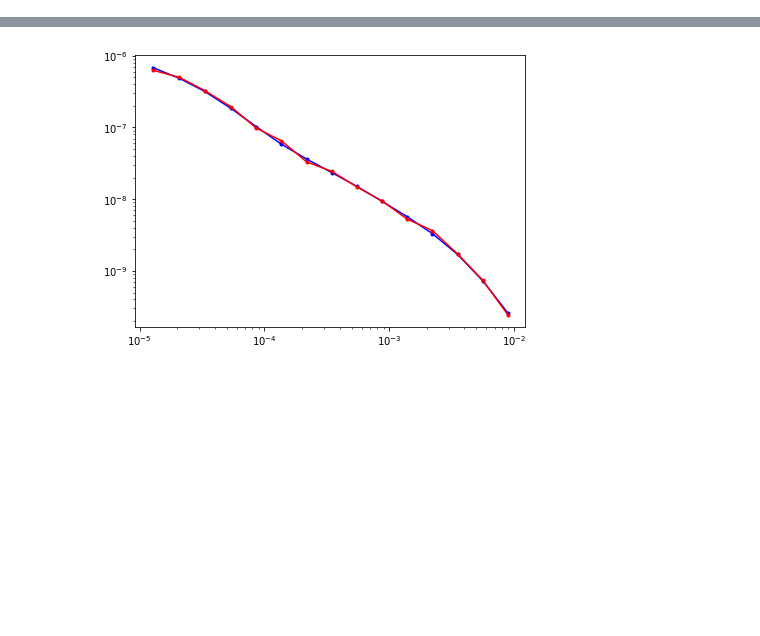
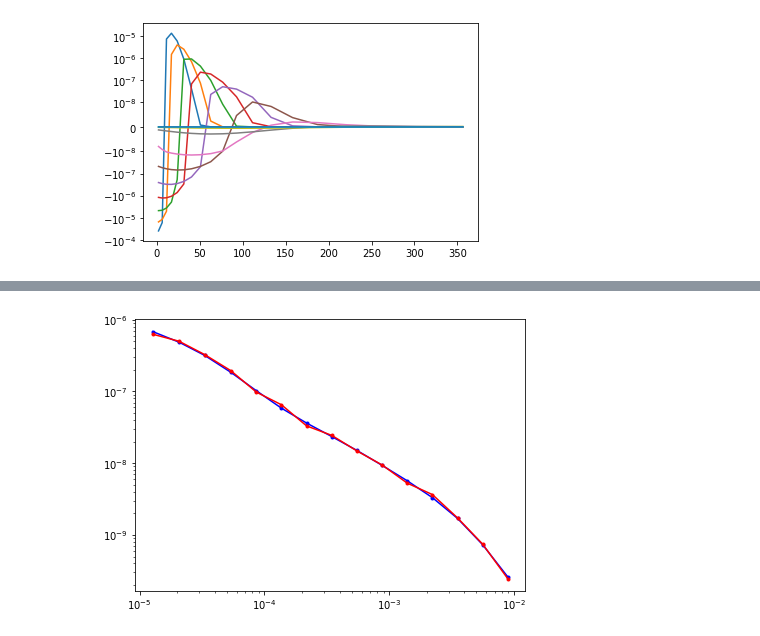
Before and after one commit to simpeg/simpegEM1D, a Jupyter notebook: notebooks/examples/EM1D_inversion_TD_layers.ipynb, the cells around one changed output, grey strips where cells are left out. Cells and saved outputs as stored; diff of their text form; code cells hidden in the pictures; blank space fills up the shorter version.

```diff
--- a/notebooks/examples/EM1D_inversion_TD_layers.ipynb
+++ b/notebooks/examples/EM1D_inversion_TD_layers.ipynb
@@ -62,0 +65,9 @@ Wall time: 54.3 ms
+# %%
+J = prob.getJ_sigma(m_true)
+# %%
+i_time=10
+for i_time in range(0, time.size, 3):
+    plt.plot(mesh1D.vectorCCx, J[i_time,:])
+plt.yscale('symlog', linthreshy=1e-8)
+# %% [output]
+[figure, added]
```
Also changed, not shown: parts of 9 cells of this notebook, 3 other files.
